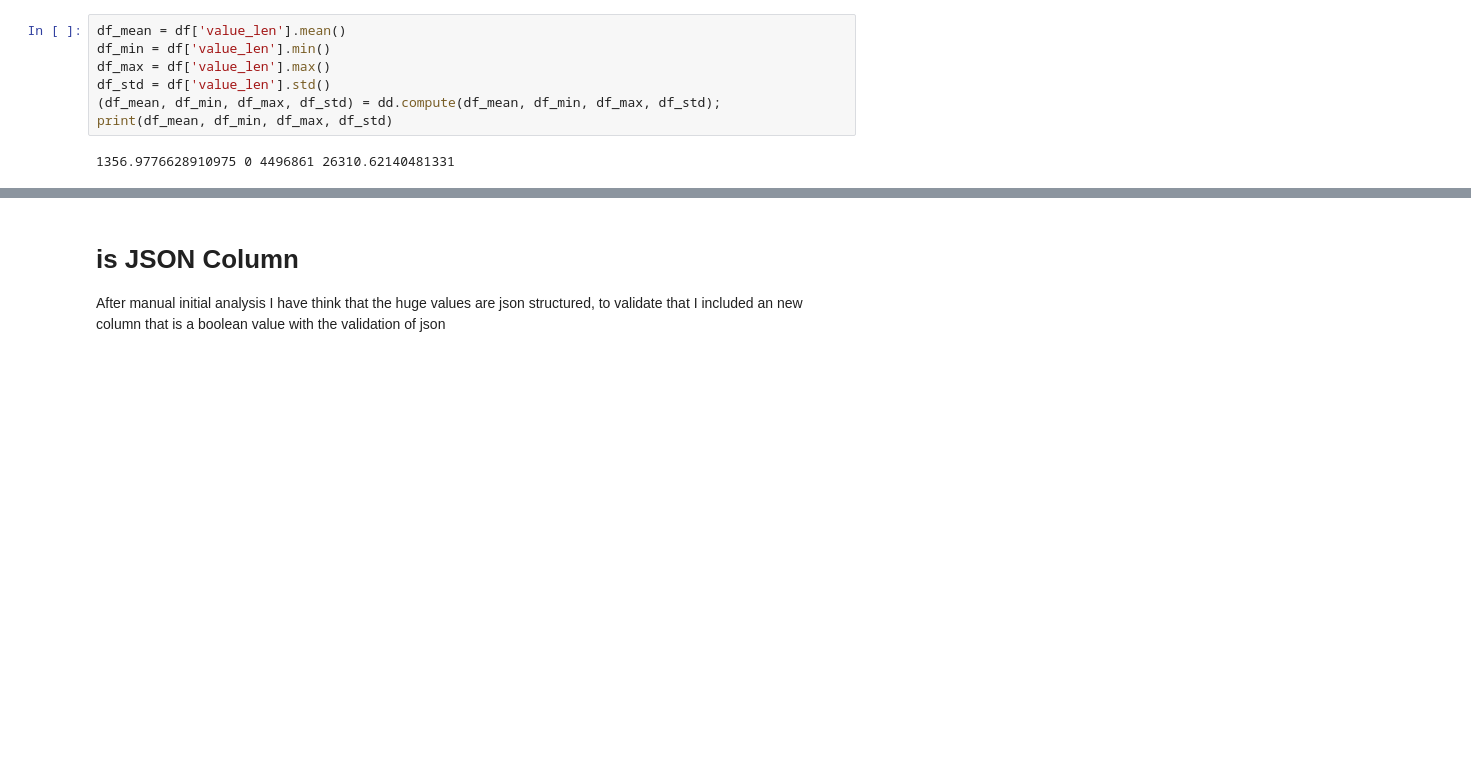
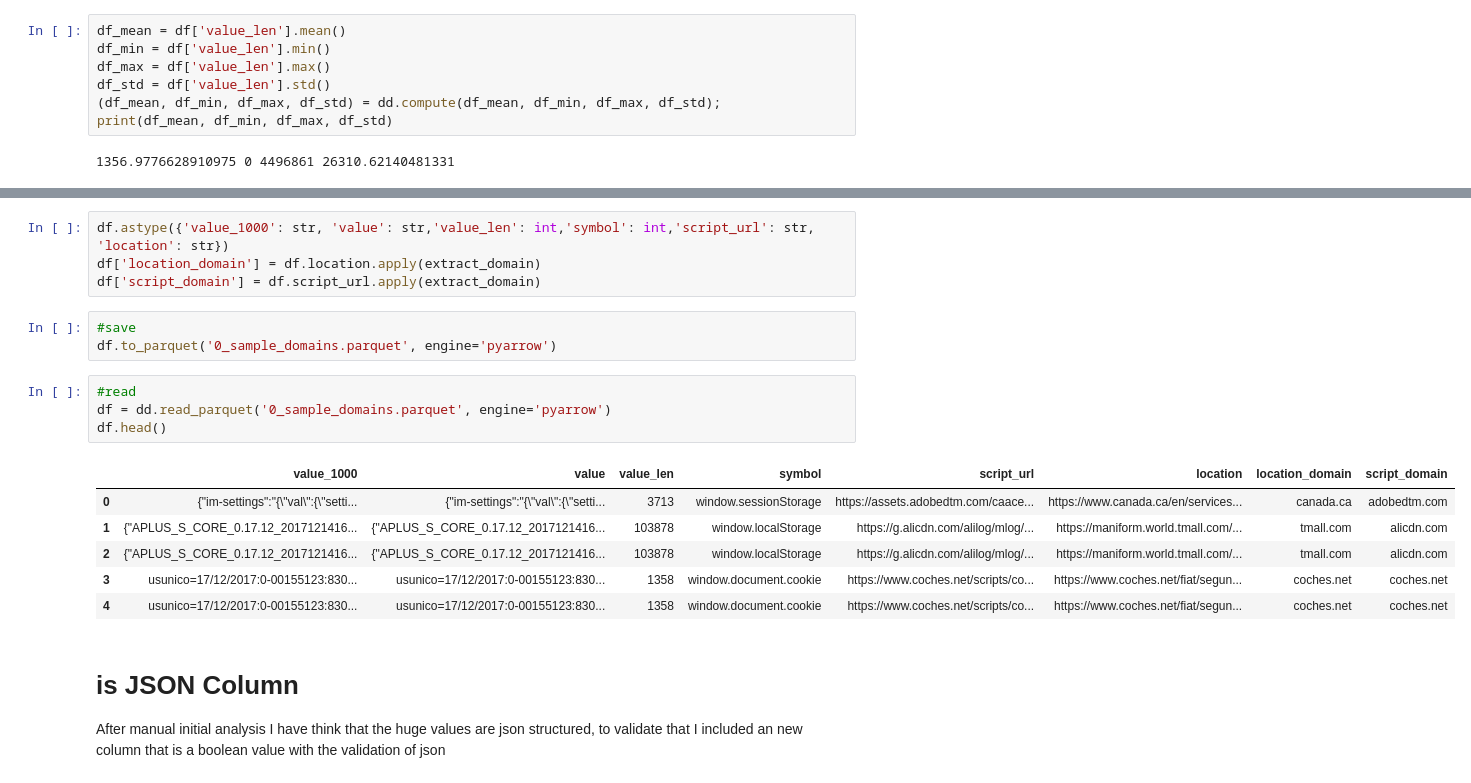
Before and after one commit to mozilla/Overscripted-Data-Analysis-Challenge, a Jupyter notebook: analyses/2019_03_aliamcami_greatest_values_are_json/isJson_dataPrep.ipynb, the cells around one changed output, grey strips where cells are left out. Saved outputs shown, nothing was run; the diff lists cells and outputs as text; blank space fills up the shorter version.

Commit message:
Add of 'domain' column to data prep

```diff
--- a/analyses/2019_03_aliamcami_greatest_values_are_json/isJson_dataPrep.ipynb
+++ b/analyses/2019_03_aliamcami_greatest_values_are_json/isJson_dataPrep.ipynb
@@ -62,3 +74,21 @@ print(df_mean, df_min, df_max, df_std)
+# %%
+df.astype({'value_1000': str, 'value': str,'value_len': int,'symbol': int,'script_url': str, 'location': str})
+df['location_domain'] = df.location.apply(extract_domain)
+df['script_domain'] = df.script_url.apply(extract_domain)
+# %%
+#save
+df.to_parquet('0_sample_domains.parquet', engine='pyarrow')
+# %%
+#read
+df = dd.read_parquet('0_sample_domains.parquet', engine='pyarrow')
+df.head()
+# %% [output]
+|  | value_1000 | value | value_len | symbol | script_url | location | location_domain | script_domain |
+| 0 | {"im-settings":"{\"val\":{\"setti... | {"im-settings":"{\"val\":{\"setti... | 3713 | window.sessionStorage | https://assets.adobedtm.com/caace... | https://www.canada.ca/en/services... | canada.ca | adobedtm.com |
+| 1 | {"APLUS_S_CORE_0.17.12_2017121416... | {"APLUS_S_CORE_0.17.12_2017121416... | 103878 | window.localStorage | https://g.alicdn.com/alilog/mlog/... | https://maniform.world.tmall.com/... | tmall.com | alicdn.com |
+| 2 | {"APLUS_S_CORE_0.17.12_2017121416... | {"APLUS_S_CORE_0.17.12_2017121416... | 103878 | window.localStorage | https://g.alicdn.com/alilog/mlog/... | https://maniform.world.tmall.com/... | tmall.com | alicdn.com |
+| 3 | usunico=17/12/2017:0-00155123:830... | usunico=17/12/2017:0-00155123:830... | 1358 | window.document.cookie | https://www.coches.net/scripts/co... | https://www.coches.net/fiat/segun... | coches.net | coches.net |
+| 4 | usunico=17/12/2017:0-00155123:830... | usunico=17/12/2017:0-00155123:830... | 1358 | window.document.cookie | https://www.coches.net/scripts/co... | https://www.coches.net/fiat/segun... | coches.net | coches.net |
 # %% [markdown]
 # is JSON Column
 
```
Also changed, not shown: parts of 8 cells of this notebook.
